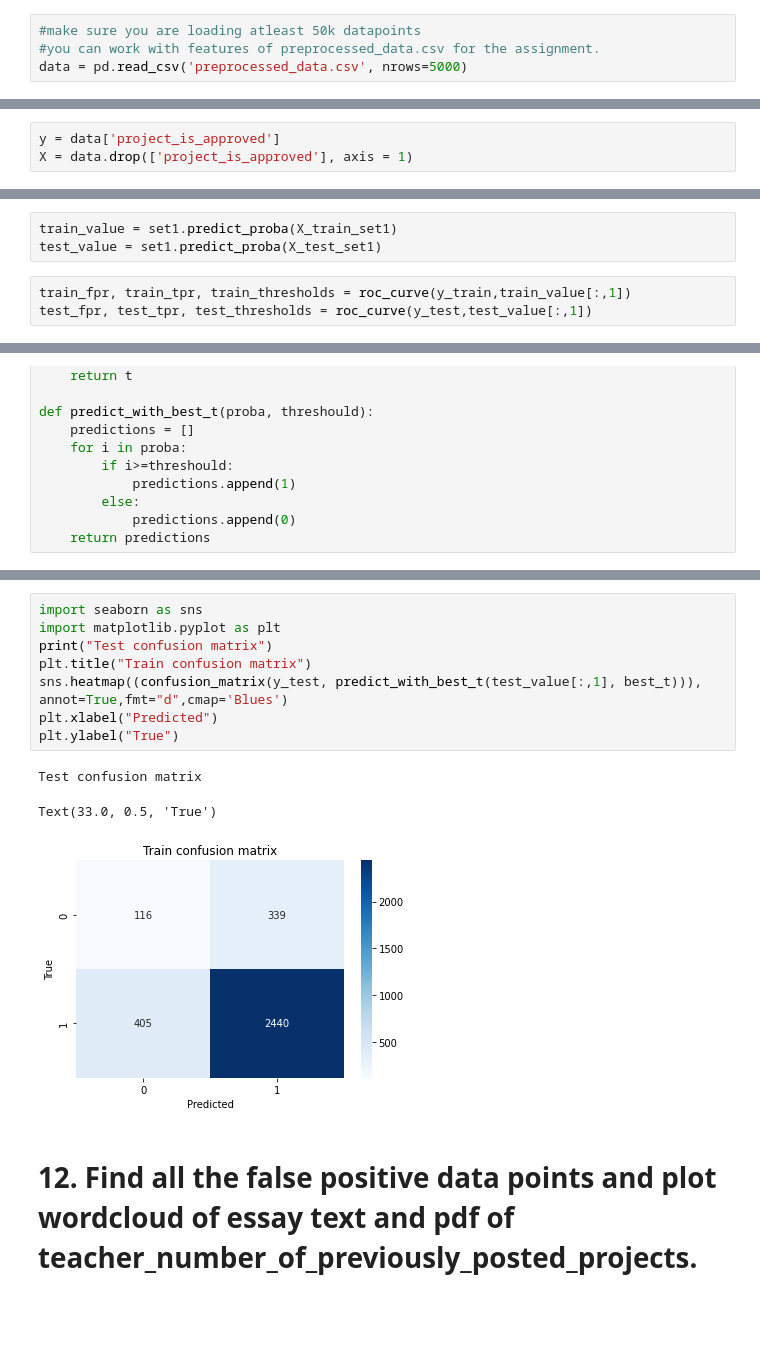
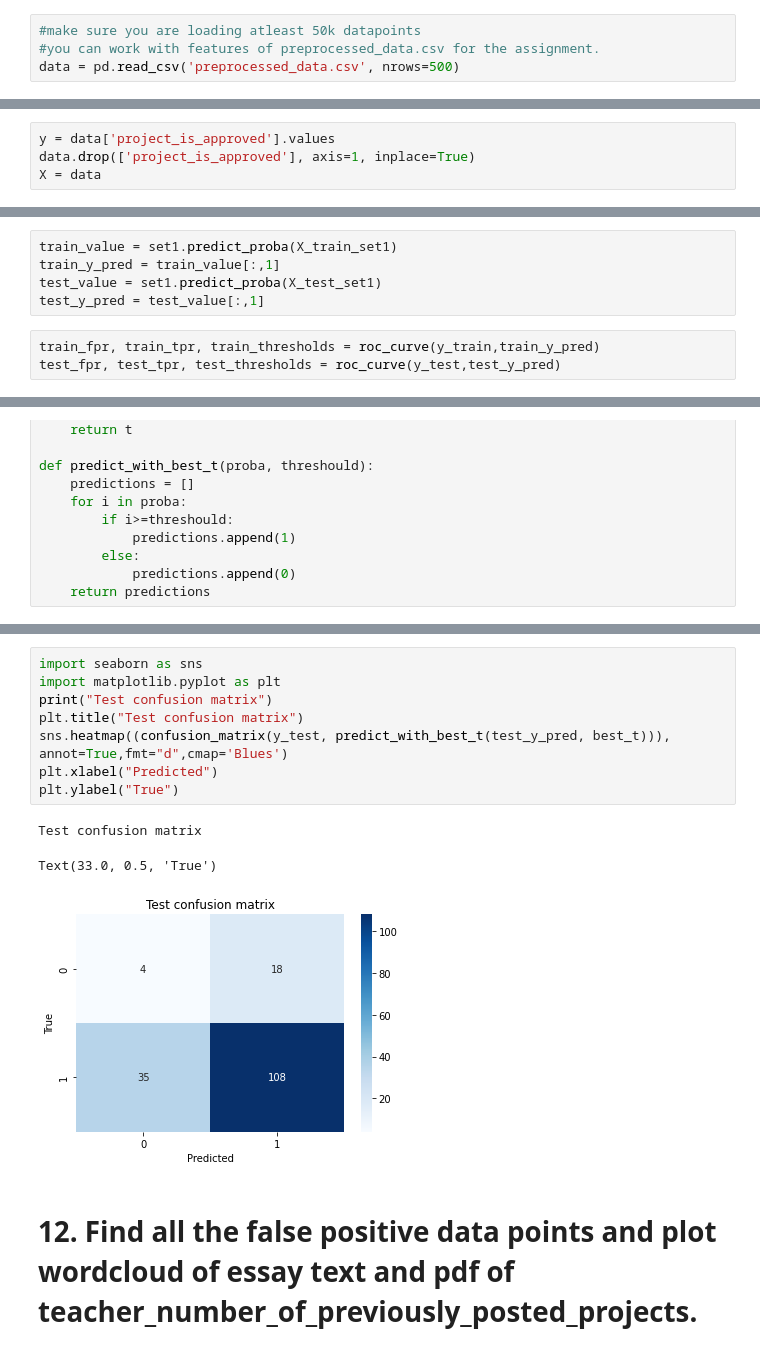
Before and after one commit to Orion6400/AAIC, a Jupyter notebook: Algo/decision tree/assigment/Assignment_DT_Instructions.ipynb, the cells around one changed output, grey strips where cells are left out. Cells and saved outputs as stored; diff of their text form; blank space fills up the shorter version.

```diff
--- a/Algo/decision tree/assigment/Assignment_DT_Instructions.ipynb
+++ b/Algo/decision tree/assigment/Assignment_DT_Instructions.ipynb
@@ -92,7 +92,7 @@ offline.init_notebook_mode()
 # %%
 #make sure you are loading atleast 50k datapoints
 #you can work with features of preprocessed_data.csv for the assignment.
-data = pd.read_csv('preprocessed_data.csv', nrows=5000)
+data = pd.read_csv('preprocessed_data.csv', nrows=500)
 # %%
 data.columns
 # %% [output]
@@ -119,5 +119,6 @@ data['compound'] = Compound
 # %% [markdown]
 # 2. Split your data.
 # %%
-y = data['project_is_approved']
-X = data.drop(['project_is_approved'], axis = 1)
+y = data['project_is_approved'].values
+data.drop(['project_is_approved'], axis=1, inplace=True)
+X = data
@@ -529,9 +565,11 @@ DecisionTreeClassifier(max_depth=3, min_samples_split=5)
 # %%
 train_value = set1.predict_proba(X_train_set1)
+train_y_pred = train_value[:,1]
 test_value = set1.predict_proba(X_test_set1)
+test_y_pred = test_value[:,1]
 # %%
-train_fpr, train_tpr, train_thresholds = roc_curve(y_train,train_value[:,1])
-test_fpr, test_tpr, test_thresholds = roc_curve(y_test,test_value[:,1])
+train_fpr, train_tpr, train_thresholds = roc_curve(y_train,train_y_pred)
+test_fpr, test_tpr, test_thresholds = roc_curve(y_test,test_y_pred)
 # %%
 plt.figure(figsize=(10,10))
 plt.plot(train_fpr, train_tpr, label="Train AUC ="+str(auc(train_fpr, train_tpr)))
@@ -595,15 +633,15 @@ Text(33.0, 0.5, 'True')
 # %%
 import seaborn as sns
 import matplotlib.pyplot as plt
 print("Test confusion matrix")
-plt.title("Train confusion matrix")
-sns.heatmap((confusion_matrix(y_test, predict_with_best_t(test_value[:,1], best_t))), annot=True,fmt="d",cmap='Blues')
+plt.title("Test confusion matrix")
+sns.heatmap((confusion_matrix(y_test, predict_with_best_t(test_y_pred, best_t))), annot=True,fmt="d",cmap='Blues')
 plt.xlabel("Predicted")
 plt.ylabel("True")
 # %% [output]
 Test confusion matrix
 Text(33.0, 0.5, 'True')
-[figure, old version]
+[figure, new version]
 # %% [markdown]
 # 12. Find all the false positive data points and plot wordcloud of essay text and pdf of teacher_number_of_previously_posted_projects.
 # %%
```
Also changed, not shown: parts of 38 cells of this notebook.
